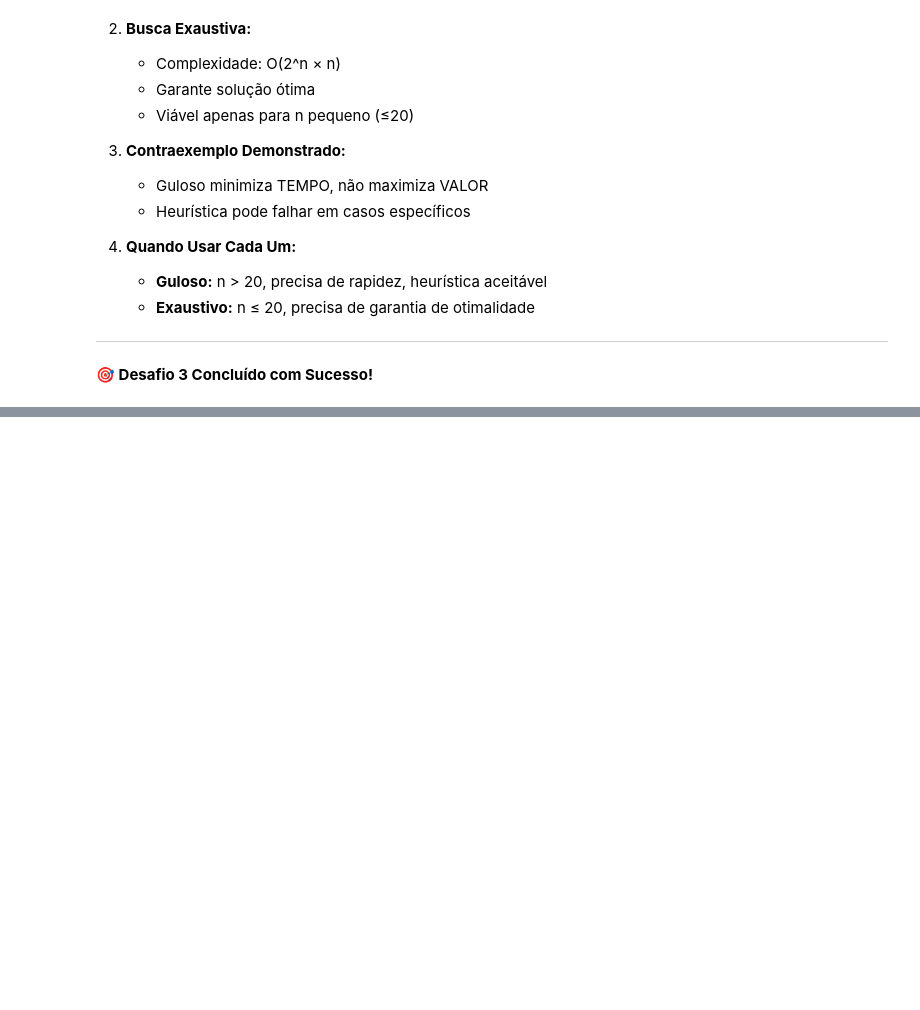
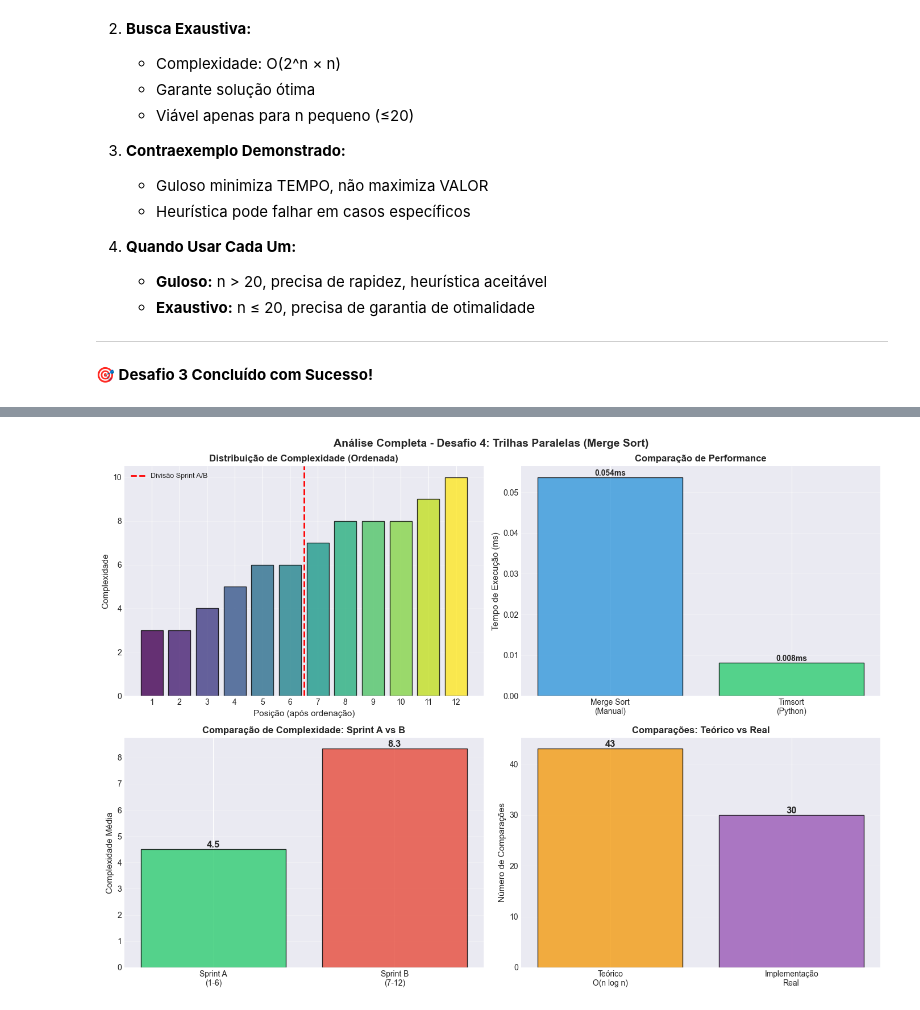
Before and after one commit to renan-utida/Global-Solution-2---Dynamic-Programming-MOH-, a Jupyter notebook: GS_Dynamic_Programming.ipynb, the cells around one changed output, grey strips where cells are left out. Drawn from its saved outputs; the diff is of its cells as text; code cells hidden in the pictures; blank space fills up the shorter version.

Commit message:
Adicionando os requisitos do exercício 4 no nosso notebook e salvando o resultado em um arquivo .json

```diff
--- a/GS_Dynamic_Programming.ipynb
+++ b/GS_Dynamic_Programming.ipynb
@@ -2507,0 +2893,90 @@ SALVAMENTO DOS RESULTADOS
+# %%
+print_header("VISUALIZAÇÕES - DESAFIO 4")
+
+print("\n📊 Gerando visualizações...")
+
+# Figura com 4 subplots
+fig, axes = plt.subplots(2, 2, figsize=(14, 10))
+
+# 1. Distribuição de Complexidade (Ordenada)
+ax1 = axes[0, 0]
+positions = list(range(1, len(merge_result.sorted_skills) + 1))
+complexities = [s['complexidade'] for s in merge_result.sorted_skills]
+colors_grad = plt.cm.viridis(np.linspace(0, 1, len(complexities)))
+
+bars1 = ax1.bar(positions, complexities, color=colors_grad, edgecolor='black', alpha=0.8)
+ax1.axvline(6.5, color='red', linestyle='--', linewidth=2, label='Divisão Sprint A/B')
+ax1.set_xlabel('Posição (após ordenação)', fontsize=11)
+ax1.set_ylabel('Complexidade', fontsize=11)
+ax1.set_title('Distribuição de Complexidade (Ordenada)', fontweight='bold')
+ax1.set_xticks(positions)
+ax1.legend(fontsize=9)
+ax1.grid(True, alpha=0.3, axis='y')
+
+# 2. Comparação de Performance
+ax2 = axes[0, 1]
+algorithms = ['Merge Sort\n(Manual)', 'Timsort\n(Python)']
+times = [merge_result.execution_time * 1000, native_result.execution_time * 1000]
+colors_alg = ['#3498db', '#2ecc71']
+
+bars2 = ax2.bar(algorithms, times, color=colors_alg, alpha=0.8, edgecolor='black')
+ax2.set_ylabel('Tempo de Execução (ms)', fontsize=11)
+ax2.set_title('Comparação de Performance', fontweight='bold')
+ax2.grid(True, alpha=0.3, axis='y')
+
+for bar, time in zip(bars2, times):
+    height = bar.get_height()
+    ax2.text(bar.get_x() + bar.get_width()/2., height,
+             f'{time:.3f}ms', ha='center', va='bottom', fontsize=10, fontweight='bold')
+
+# 3. Sprint A vs Sprint B
+ax3 = axes[1, 0]
+sprint_names = ['Sprint A\n(1-6)', 'Sprint B\n(7-12)']
+sprint_complexities = [
+    total_complexity_a / len(sprint_a),
+    total_complexity_b / len(sprint_b)
+]
+colors_sprint = ['#2ecc71', '#e74c3c']
+
+bars3 = ax3.bar(sprint_names, sprint_complexities, color=colors_sprint, alpha=0.8, edgecolor='black')
+ax3.set_ylabel('Complexidade Média', fontsize=11)
+ax3.set_title('Comparação de Complexidade: Sprint A vs B', fontweight='bold')
+ax3.grid(True, alpha=0.3, axis='y')
+
+for bar, comp in zip(bars3, sprint_complexities):
+    height = bar.get_height()
+    ax3.text(bar.get_x() + bar.get_width()/2., height,
+             f'{comp:.1f}', ha='center', va='bottom', fontsize=12, fontweight='bold')
+
+# 4. Número de Comparações vs Teórico
+ax4 = axes[1, 1]
+n = len(merge_result.sorted_skills)
+theoretical_comps = n * np.log2(n)
+actual_comps = merge_result.comparisons
+
+categories = ['Teórico\nO(n log n)', 'Implementação\nReal']
+comparisons = [theoretical_comps, actual_comps]
+colors_comp = ['#f39c12', '#9b59b6']
+
+bars4 = ax4.bar(categories, comparisons, color=colors_comp, alpha=0.8, edgecolor='black')
+ax4.set_ylabel('Número de Comparações', fontsize=11)
+ax4.set_title('Comparações: Teórico vs Real', fontweight='bold')
+ax4.grid(True, alpha=0.3, axis='y')
+
+for bar, comp in zip(bars4, comparisons):
+    height = bar.get_height()
+    ax4.text(bar.get_x() + bar.get_width()/2., height,
+             f'{comp:.0f}', ha='center', va='bottom', fontsize=12, fontweight='bold')
+
+plt.suptitle('Análise Completa - Desafio 4: Trilhas Paralelas (Merge Sort)',
+             fontsize=14, fontweight='bold')
+plt.tight_layout()
+
+# Salva
+figures_dir = OUTPUTS_DIR / 'figures'
+plt.savefig(figures_dir / 'desafio4_analise_completa.png', dpi=300, bbox_inches='tight')
+
+plt.show()
+
+print("   ✅ Visualizações geradas e salvas!")
+# %% [output]
@@ -2507,0 +2988 @@ SALVAMENTO DOS RESULTADOS
+[figure, added]
```
Also changed, not shown: parts of 17 cells of this notebook, 2 other files.
